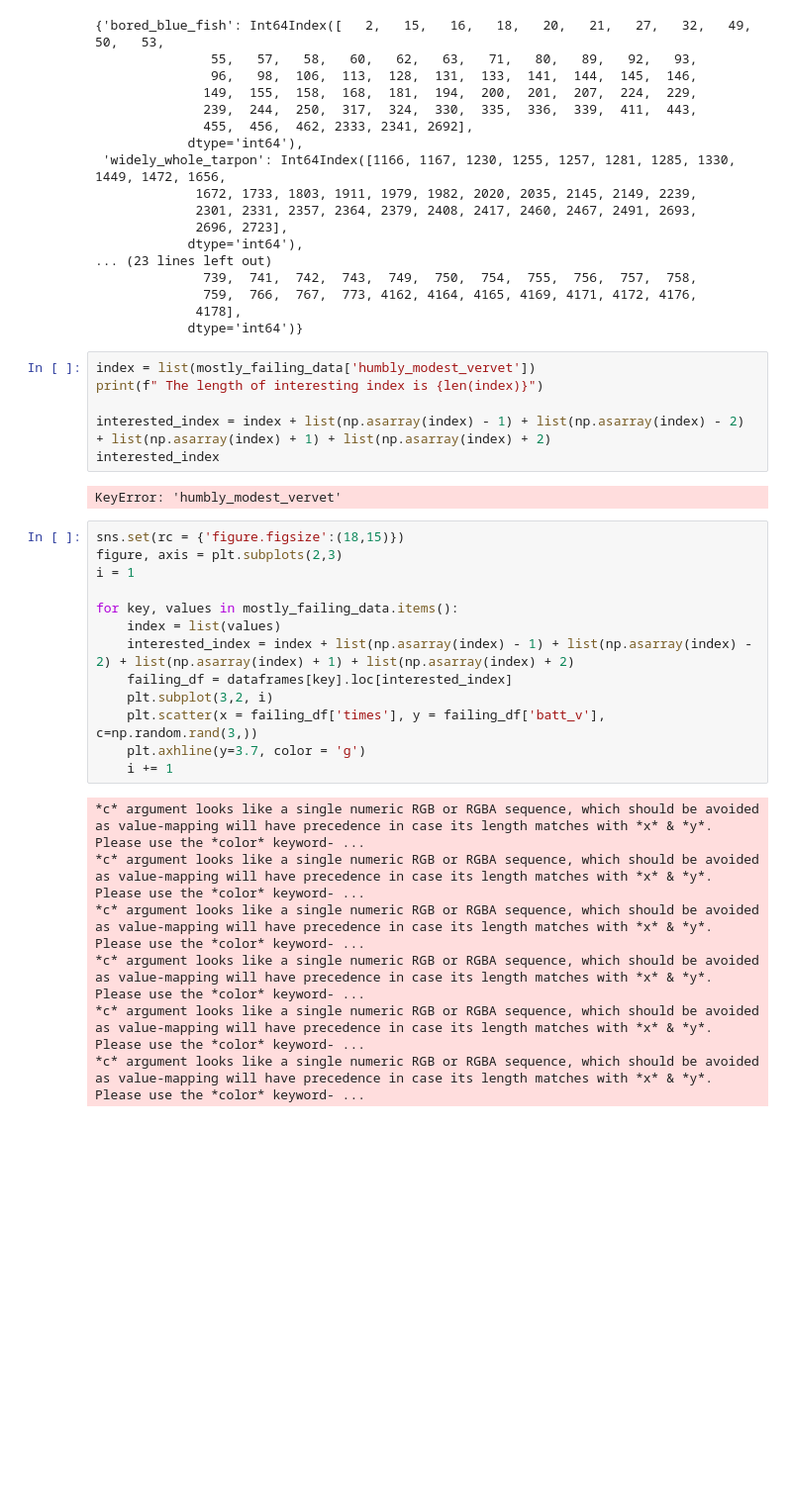
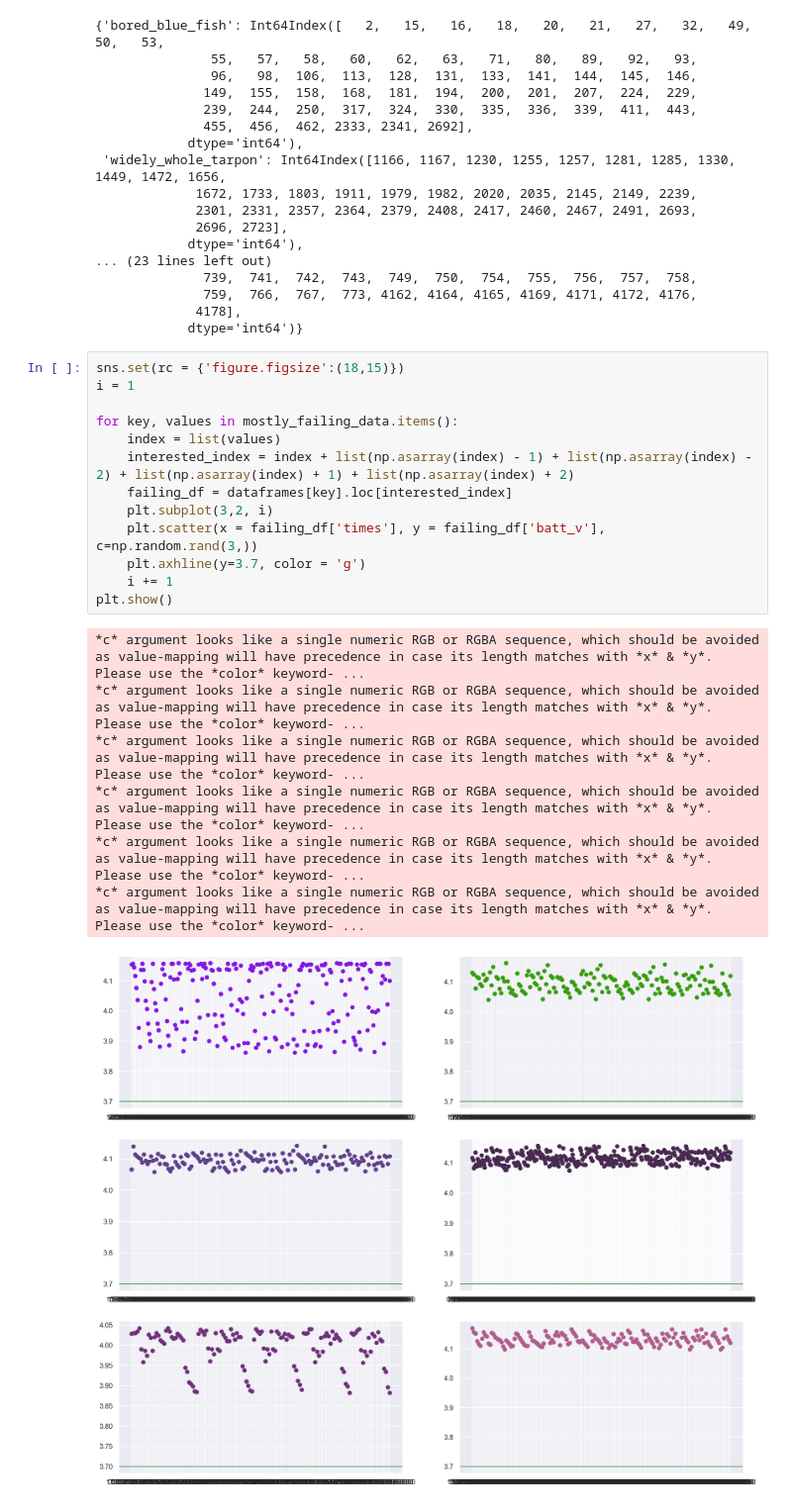
Before and after one commit to timsinashok/floodnet_ugsrp-2023, a Jupyter notebook: failure_frequency_and_mostly_failing_analysis.ipynb, the cells around one changed output. Shown at 99% size. Drawn from its saved outputs; the diff is of its cells as text; blank space fills up the shorter version.

Commit message:
analysis of less failing sensors

```diff
--- a/failure_frequency_and_mostly_failing_analysis.ipynb
+++ b/failure_frequency_and_mostly_failing_analysis.ipynb
@@ -132,31 +132,24 @@ mostly_failing_data
               759,  766,  767,  773, 4162, 4164, 4165, 4169, 4171, 4172, 4176,
              4178],
             dtype='int64')}
-# %%
-index = list(mostly_failing_data['humbly_modest_vervet'])
-print(f" The length of interesting index is {len(index)}")
-
-interested_index = index + list(np.asarray(index) - 1) + list(np.asarray(index) - 2) + list(np.asarray(index) + 1) + list(np.asarray(index) + 2)
-interested_index
-# %% [output]
-KeyError: 'humbly_modest_vervet'
 # %%
 sns.set(rc = {'figure.figsize':(18,15)})
-figure, axis = plt.subplots(2,3)
 i = 1
 
 for key, values in mostly_failing_data.items():
     index = list(values)
     interested_index = index + list(np.asarray(index) - 1) + list(np.asarray(index) - 2) + list(np.asarray(index) + 1) + list(np.asarray(index) + 2)
     failing_df = dataframes[key].loc[interested_index]
     plt.subplot(3,2, i)
     plt.scatter(x = failing_df['times'], y = failing_df['batt_v'], c=np.random.rand(3,))
     plt.axhline(y=3.7, color = 'g')
     i += 1
+plt.show()
 # %% [output]
 *c* argument looks like a single numeric RGB or RGBA sequence, which should be avoided as value-mapping will have precedence in case its length matches with *x* & *y*.  Please use the *color* keyword- ...
 *c* argument looks like a single numeric RGB or RGBA sequence, which should be avoided as value-mapping will have precedence in case its length matches with *x* & *y*.  Please use the *color* keyword- ...
 *c* argument looks like a single numeric RGB or RGBA sequence, which should be avoided as value-mapping will have precedence in case its length matches with *x* & *y*.  Please use the *color* keyword- ...
 *c* argument looks like a single numeric RGB or RGBA sequence, which should be avoided as value-mapping will have precedence in case its length matches with *x* & *y*.  Please use the *color* keyword- ...
 *c* argument looks like a single numeric RGB or RGBA sequence, which should be avoided as value-mapping will have precedence in case its length matches with *x* & *y*.  Please use the *color* keyword- ...
 *c* argument looks like a single numeric RGB or RGBA sequence, which should be avoided as value-mapping will have precedence in case its length matches with *x* & *y*.  Please use the *color* keyword- ...
+[figure, added]
```
Also changed, not shown: parts of 5 cells of this notebook.
